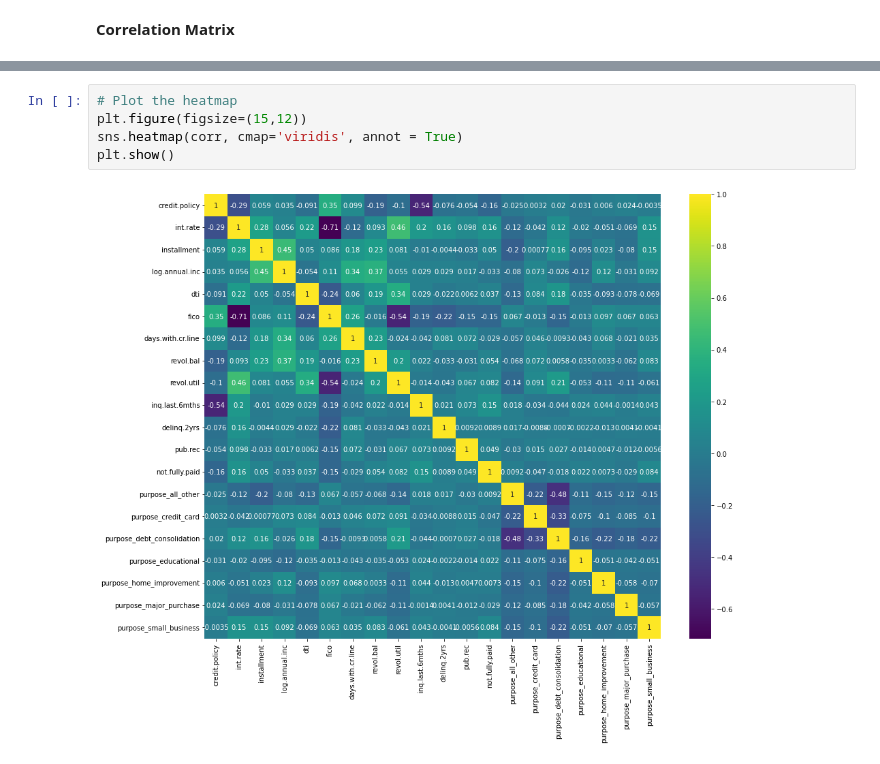
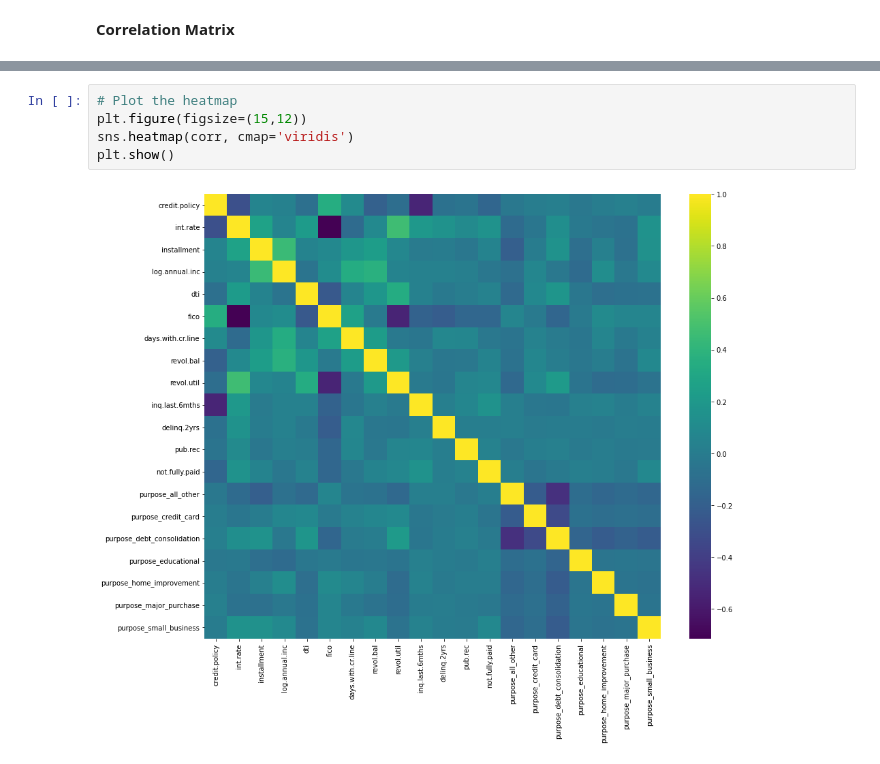
Before and after one commit to onexabhishek/lending-club-loan-data-analysis, a Jupyter notebook: project.ipynb, the cells around one changed output, grey strips where cells are left out. Saved outputs shown, nothing was run; the diff lists cells and outputs as text.

```diff
--- a/project.ipynb
+++ b/project.ipynb
@@ -174,7 +182,7 @@ corr
 # %%
 # Plot the heatmap
 plt.figure(figsize=(15,12))
-sns.heatmap(corr, cmap='viridis', annot = True)
+sns.heatmap(corr, cmap='viridis')
 plt.show()
 # %% [output]
-[figure, old version]
+[figure, new version]
```
Also changed, not shown: parts of 15 cells of this notebook, 1 other file.
